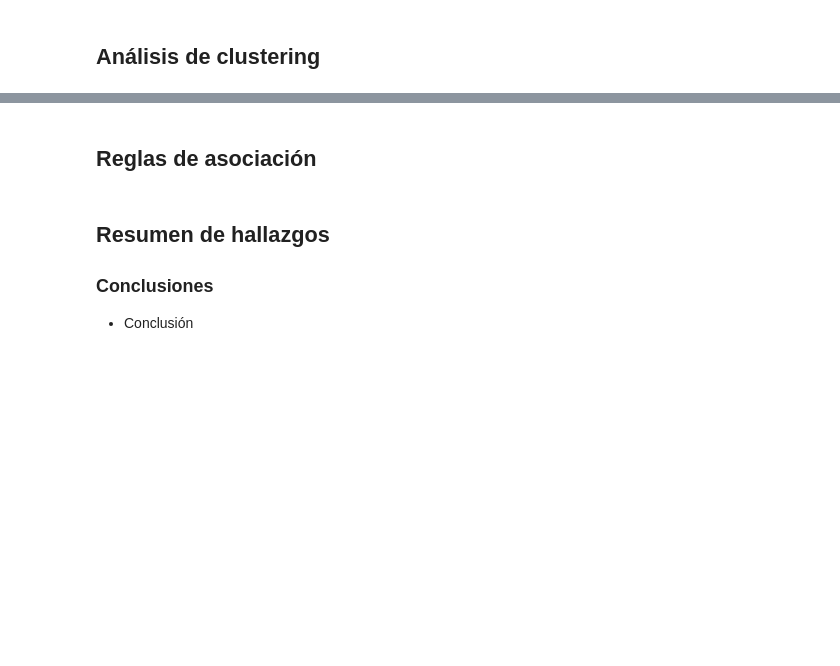
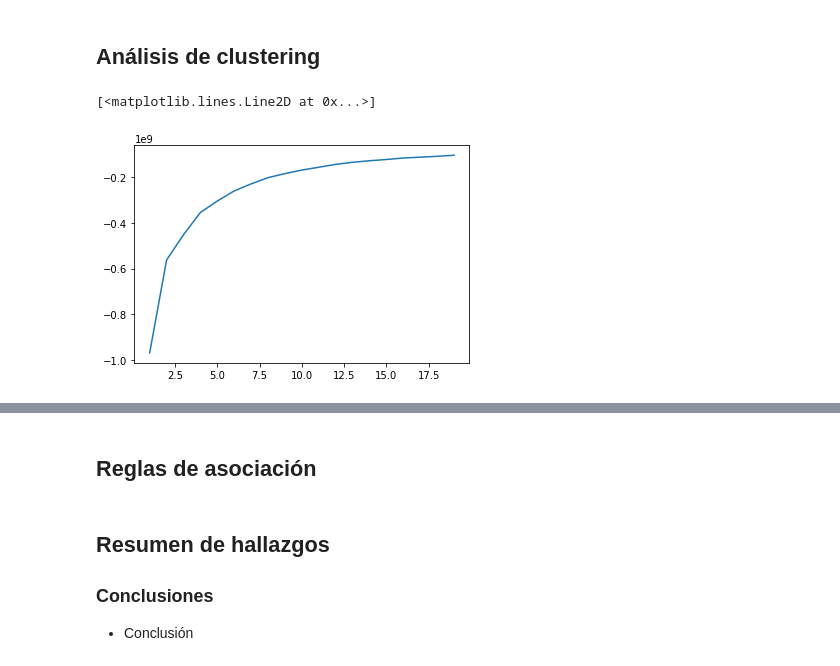
Before and after one commit to fuentesmarlon/CLUSTERING-PCA-APRIORI, a Jupyter notebook: Laboratorio1.ipynb, the cells around one changed output, grey strips where cells are left out. Drawn from its saved outputs; the diff is of its cells as text; code cells hidden in the pictures; blank space fills up the shorter version.

Commit message:
added changes to cluster

```diff
--- a/Laboratorio1.ipynb
+++ b/Laboratorio1.ipynb
@@ -336,0 +384,10 @@ ValueError: ignored
+# %%
+pca = PCA(30)
+indicatorValues = pd.get_dummies(df)
+newDf = indicatorValues.drop(['SalePrice'],axis = 1)
+salesPrice = indicatorValues.SalePrice
+scaler = StandardScaler()
+scaler.fit(newDf)
+transformData= scaler.transform(newDf)
+x=pca.fit_transform(transformData)
+covariance=np.exp(pca.explained_variance_ratio_)
@@ -336,0 +401,12 @@ ValueError: ignored
+# %%
+covariance=np.cov(x.T)
+eigVals,eigVec=np.linalg.eig(covariance)
+u,s,v = np.linalg.svd(x)
+for ev in eigVec:
+  np.testing.assert_array_almost_equal(1.0, np.linalg.norm(ev))
+eigPairs = [(np.abs(eigVals[i]), eigVec[:,i]) for i in range(len(eigVals))]
+eigPairs.sort()
+eigPairs.reverse()
+print("Eigen Valores en Orden Descendiente")
+for i in eigPairs:
+  print(i[0])
@@ -337,2 +431,11 @@ ValueError: ignored
 # %% [markdown]
 ## Análisis de clustering
+# %%
+X=np.array(df_numerical[["GarageArea","GarageCars","TotRmsAbvGrd","TotalBsmtSF","1stFlrSF","GrLivArea","FullBath"]])
+Y = np.array(df_numerical[["SalePrice"]])
+kmeans = [KMeans(n_clusters=i) for i in range(1,20)]
+valor = [kmeans[i].fit(X).score(X) for i in range(len(kmeans))]
+plt.plot(range(1,20),valor)
+# %% [output]
+[<matplotlib.lines.Line2D at 0x...>]
+[figure, added]
```
Also changed, not shown: parts of 14 cells of this notebook.
